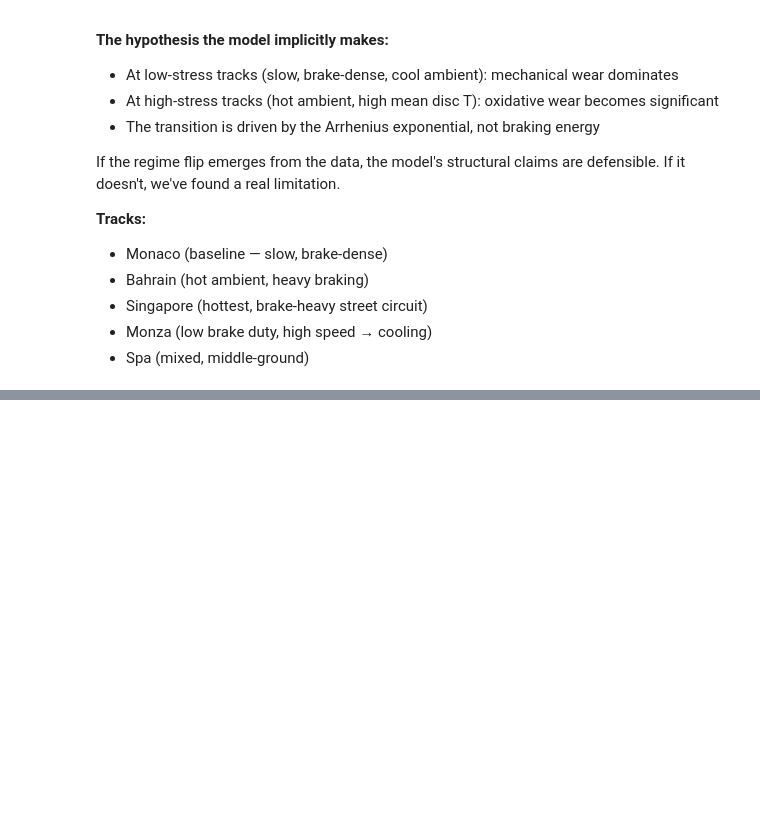
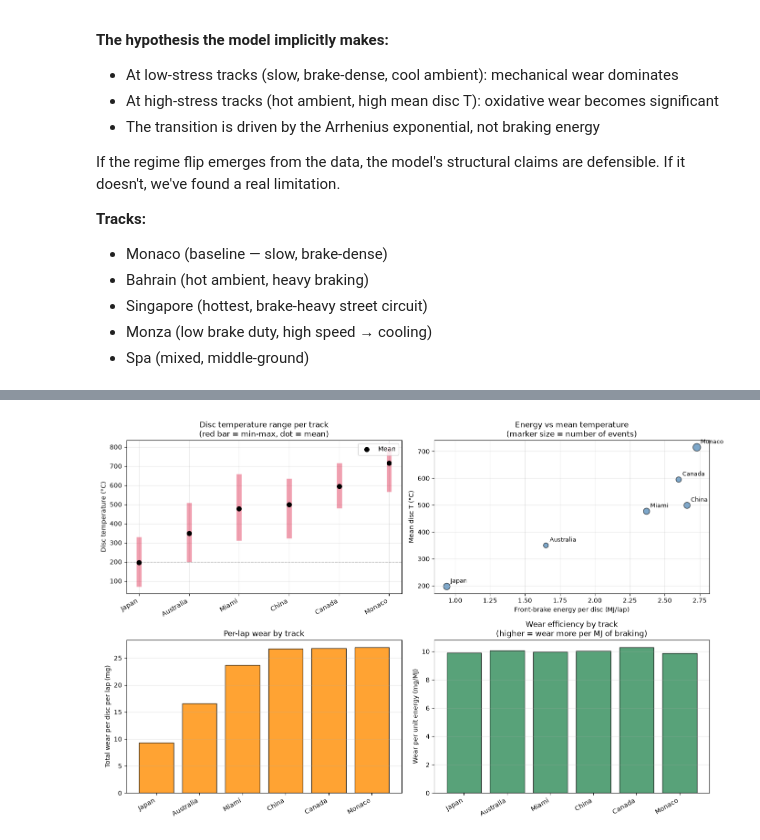
Before and after one commit to kavin2006-spec/f1-brake-twin, a Jupyter notebook: notebooks/05_multi_track_validation.ipynb, the cells around one changed output, grey strips where cells are left out. Saved outputs shown, nothing was run; the diff lists cells and outputs as text; code cells hidden in the pictures; blank space fills up the shorter version.

```diff
--- a/notebooks/05_multi_track_validation.ipynb
+++ b/notebooks/05_multi_track_validation.ipynb
@@ -22,8 +22,6 @@ If it doesn't, we've found a real limitation.
 - Monza (low brake duty, high speed → cooling)
 - Spa (mixed, middle-ground)
 # %%
-#Run the pipeline across sessions
-
 import sys
 sys.path.insert(0, '..')
 
@@ -39,13 +37,15 @@ plt.rcParams['figure.dpi'] = 100
 
 fastf1.Cache.enable_cache('../data/raw')
 
-# Sessions to analyze
+# 2026 sessions that have actually happened by June 17
+# (Bahrain was cancelled; the rest of the season is still upcoming.)
 sessions_to_run = [
+    (2026, 'Australia', 'Q'),
+    (2026, 'China',     'Q'),
+    (2026, 'Japan',     'Q'),
+    (2026, 'Miami',     'Q'),
     (2026, 'Monaco',    'Q'),
-    (2026, 'Bahrain',   'Q'),
-    (2026, 'Singapore', 'Q'),
-    (2026, 'Italy',     'Q'),   # FastF1 uses 'Italy' for Monza
-    (2026, 'Belgium',   'Q'),   # 'Belgium' for Spa
+    (2026, 'Canada',    'Q'),
 ]
 
 results = []
@@ -60,0 +236,54 @@ print(f"\n\nSessions successfully processed: {len(results)} / {len(sessions_to_r
+# %%
+#Visual comparison
+
+fig, axes = plt.subplots(2, 2, figsize=(14, 9))
+
+# Sort by mean temperature for consistent ordering
+df = summary.copy()
+gps = df['GP'].values
+x = np.arange(len(gps))
+
+# ── Top left: temperature range per track ───────────────────────────
+axes[0, 0].vlines(x, df['T_min_C'], df['T_max_C'], color='crimson', linewidth=8, alpha=0.4)
+axes[0, 0].scatter(x, df['T_mean_C'], color='black', s=50, zorder=3, label='Mean')
+axes[0, 0].set_xticks(x)
+axes[0, 0].set_xticklabels(gps, rotation=30, ha='right')
+axes[0, 0].set_ylabel('Disc temperature (°C)')
+axes[0, 0].set_title('Disc temperature range per track\n(red bar = min-max, dot = mean)')
+axes[0, 0].axhline(200, color='gray', linestyle='--', alpha=0.5, linewidth=1)
+axes[0, 0].grid(True, alpha=0.3)
+axes[0, 0].legend()
+
+# ── Top right: energy vs temperature scatter ────────────────────────
+axes[0, 1].scatter(df['E_per_disc_MJ'], df['T_mean_C'],
+                    s=df['n_events'] * 12, c='steelblue', alpha=0.7,
+                    edgecolors='black')
+for _, row in df.iterrows():
+    axes[0, 1].annotate(row['GP'],
+                         (row['E_per_disc_MJ'], row['T_mean_C']),
+                         xytext=(6, 6), textcoords='offset points', fontsize=9)
+axes[0, 1].set_xlabel('Front-brake energy per disc (MJ/lap)')
+axes[0, 1].set_ylabel('Mean disc T (°C)')
+axes[0, 1].set_title('Energy vs mean temperature\n(marker size = number of events)')
+axes[0, 1].grid(True, alpha=0.3)
+
+# ── Bottom left: total wear per track ───────────────────────────────
+axes[1, 0].bar(x, df['wear_total_mg'], color='darkorange', alpha=0.8, edgecolor='black')
+axes[1, 0].set_xticks(x)
+axes[1, 0].set_xticklabels(gps, rotation=30, ha='right')
+axes[1, 0].set_ylabel('Total wear per disc per lap (mg)')
+axes[1, 0].set_title('Per-lap wear by track')
+axes[1, 0].grid(True, alpha=0.3, axis='y')
+
+# ── Bottom right: wear efficiency (wear per MJ) ─────────────────────
+axes[1, 1].bar(x, df['wear_per_MJ_mg'], color='seagreen', alpha=0.8, edgecolor='black')
+axes[1, 1].set_xticks(x)
+axes[1, 1].set_xticklabels(gps, rotation=30, ha='right')
+axes[1, 1].set_ylabel('Wear per unit energy (mg/MJ)')
+axes[1, 1].set_title('Wear efficiency by track\n(higher = wear more per MJ of braking)')
+axes[1, 1].grid(True, alpha=0.3, axis='y')
+
+plt.tight_layout()
+plt.show()
+# %% [output]
+[figure, added]
```
Also changed, not shown: parts of 4 cells of this notebook, 9 other files.
